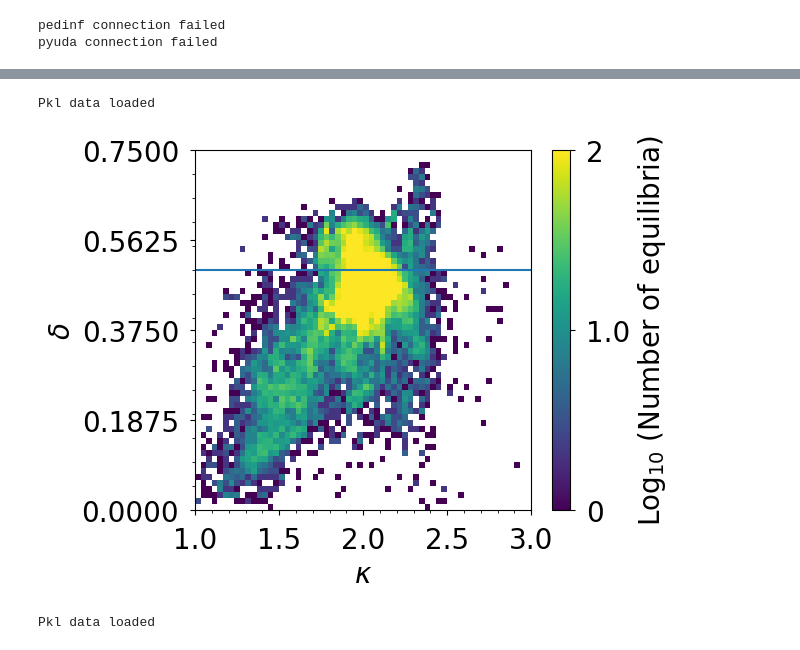
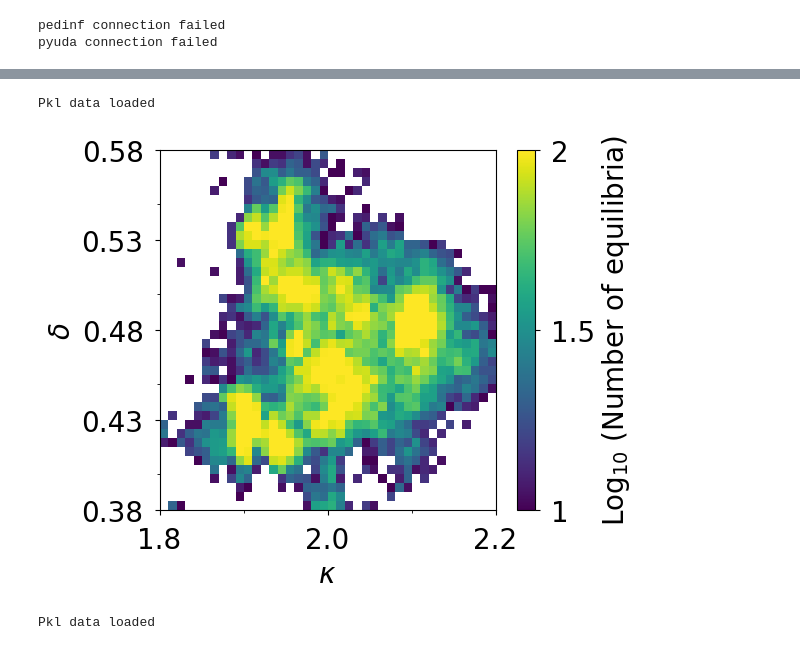
Before and after one commit to evrydayorsted/pedestal, a Jupyter notebook: main.ipynb, the cells around one changed output, grey strips where cells are left out. Saved outputs shown, nothing was run; the diff lists cells and outputs as text; code cells hidden in the pictures.

```diff
--- a/main.ipynb
+++ b/main.ipynb
@@ -13,9 +13,9 @@ Pkl data loaded
 # %%
 c = Shot("allShots", "pkl")
-c.contourPlot(8, plotName="allShotsV2elongVsDelta")
+c.contourPlot(8, plotName="allShotsV2elongVsDeltaBetaCounrColored", countType="count", cbarMin=1, cbarMax=2, numMin=10, numPix=40)
 # %% [output]
 Pkl data loaded
-[figure, old version]
+[figure, new version]
 # %%
 d = Shot(45261, "pkl")
 # %% [output]
```
Also changed, not shown: parts of 3 cells of this notebook, 5 other files.
